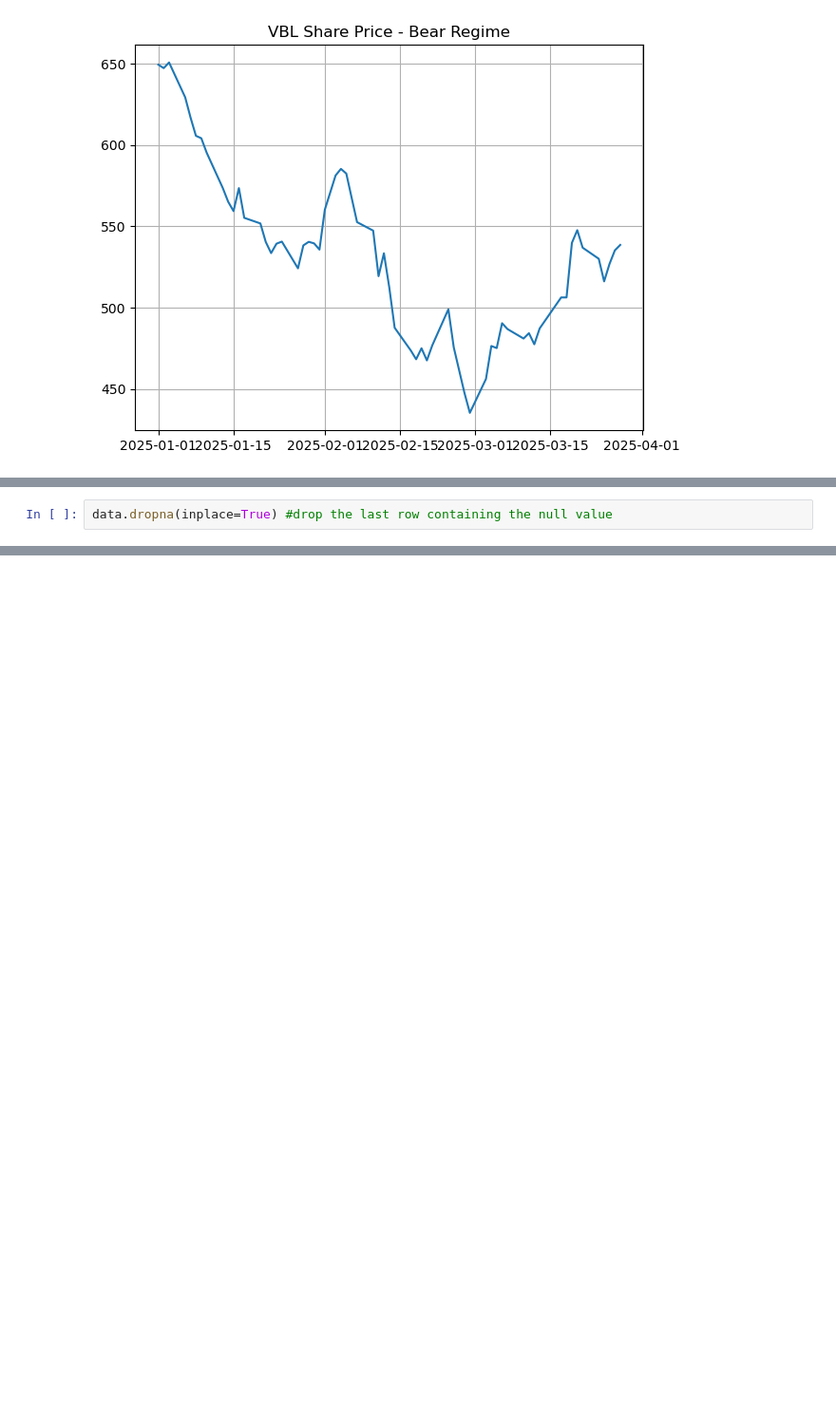
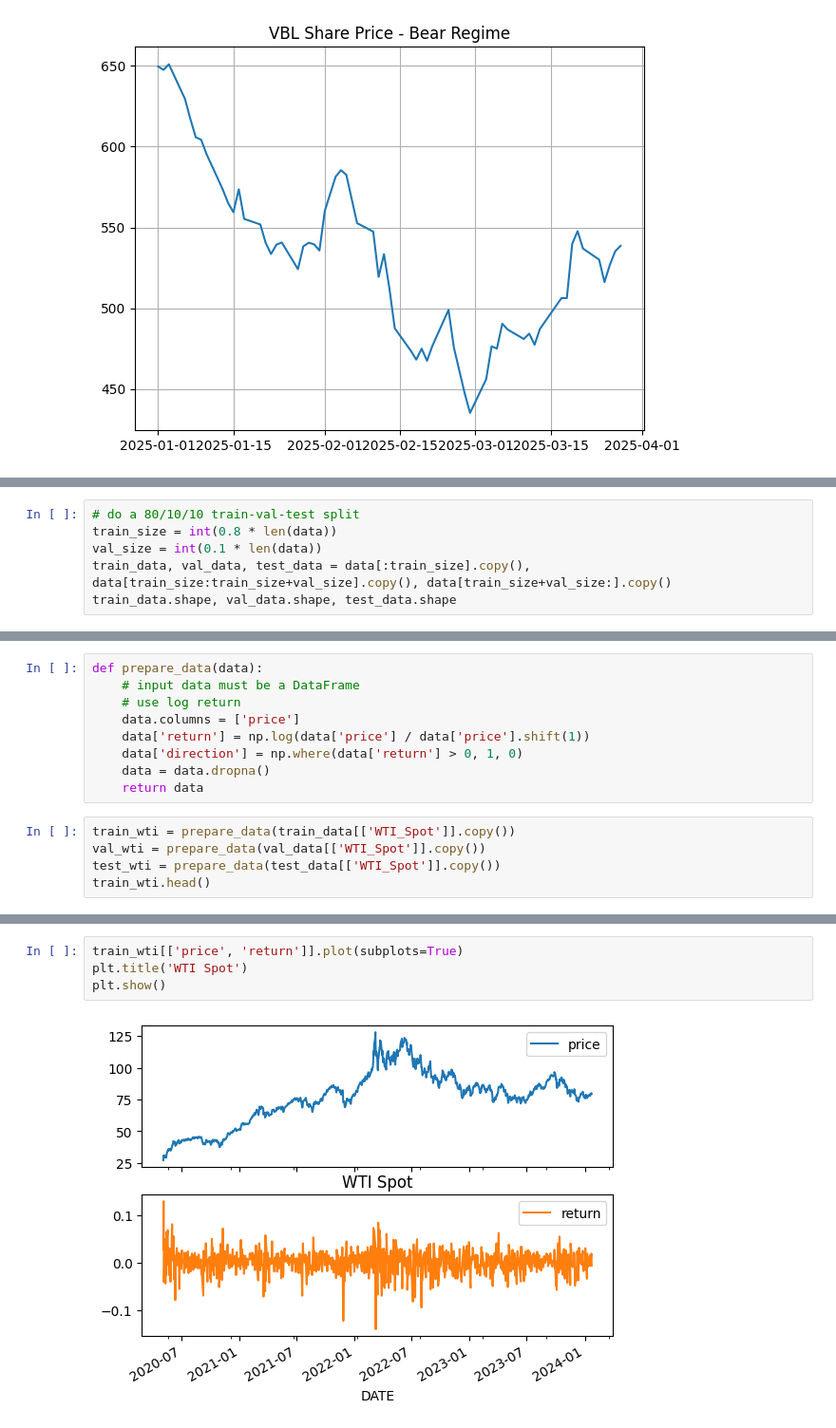
Before and after one commit to 3v-mb/Probabilistic-Graph-Modeling-of-Oil-Prices, a Jupyter notebook: Bayesian Modeling of Oil Prices.ipynb, the cells around one changed output, grey strips where cells are left out. Shown at 95% size. Drawn from its saved outputs; the diff is of its cells as text; blank space fills up the shorter version.

Commit message:
HMM training

```diff
--- a/Bayesian Modeling of Oil Prices.ipynb
+++ b/Bayesian Modeling of Oil Prices.ipynb
@@ -152,2 +146,0 @@ data[['WTI_Spot', 'WTI_Spot_next']]
-# %%
-data.dropna(inplace=True) #drop the last row containing the null value
@@ -243,0 +149,6 @@ np.unique(observations, return_counts = True)
+# %%
+# do a 80/10/10 train-val-test split
+train_size = int(0.8 * len(data))
+val_size = int(0.1 * len(data))
+train_data, val_data, test_data = data[:train_size].copy(), data[train_size:train_size+val_size].copy(), data[train_size+val_size:].copy()
+train_data.shape, val_data.shape, test_data.shape
@@ -243,0 +159,14 @@ np.unique(observations, return_counts = True)
+# %%
+def prepare_data(data):
+    # input data must be a DataFrame
+    # use log return
+    data.columns = ['price']
+    data['return'] = np.log(data['price'] / data['price'].shift(1))
+    data['direction'] = np.where(data['return'] > 0, 1, 0)
+    data = data.dropna()
+    return data
+# %%
+train_wti = prepare_data(train_data[['WTI_Spot']].copy())
+val_wti = prepare_data(val_data[['WTI_Spot']].copy())
+test_wti = prepare_data(test_data[['WTI_Spot']].copy())
+train_wti.head()
@@ -243,0 +181,6 @@ np.unique(observations, return_counts = True)
+# %%
+train_wti[['price', 'return']].plot(subplots=True)
+plt.title('WTI Spot')
+plt.show()
+# %% [output]
+[figure, added]
```
Also changed, not shown: parts of 67 cells of this notebook.
